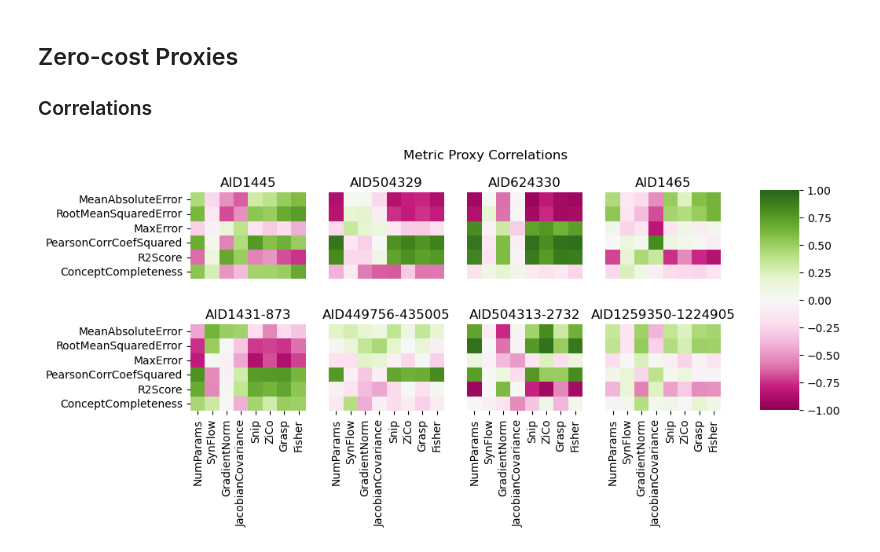
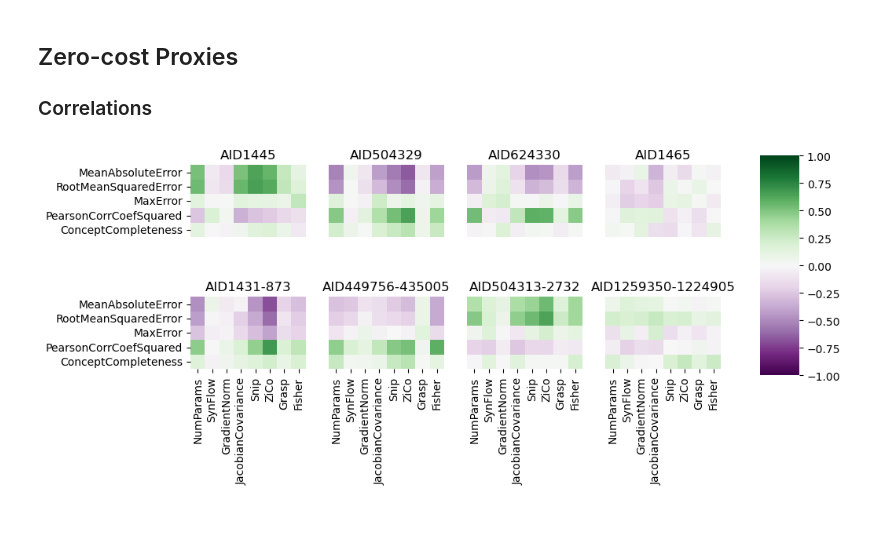
Before and after one commit to harryknighton/drug-discovery-automl, a Jupyter notebook: src/notebooks/evaluation.ipynb, the cells around one changed output. Saved outputs shown, nothing was run; the diff lists cells and outputs as text; code cells hidden in the pictures; blank space fills up the shorter version.

Commit message:
Added three more figures

```diff
--- a/src/notebooks/evaluation.ipynb
+++ b/src/notebooks/evaluation.ipynb
@@ -35,8 +39,15 @@ def _get_log_dir(dataset: str, experiment: str, data_usage: str) -> Path:
     return config.LOG_DIR / dataset / data_usage / experiment
 # %%
 datasets = ['AID1445', 'AID504329', 'AID624330', 'AID1465', 'AID1431-873', 'AID449756-435005', 'AID504313-2732', 'AID1259350-1224905']
-metric_names = ['MeanAbsoluteError', 'RootMeanSquaredError', 'MaxError', 'PearsonCorrCoefSquared', 'R2Score', 'ConceptCompleteness']
+metric_names = ['MeanAbsoluteError', 'RootMeanSquaredError', 'MaxError', 'PearsonCorrCoefSquared', 'ConceptCompleteness']
 proxy_names = ['NumParams', 'SynFlow', 'GradientNorm', 'JacobianCovariance', 'Snip', 'ZiCo', 'Grasp', 'Fisher']
+METRIC_HIGHER_IS_BETTER = {
+    'MeanAbsoluteError': False,
+    'RootMeanSquaredError': False,
+    'MaxError': False,
+    'PearsonCorrCoefSquared': True,
+    'ConceptCompleteness': True,
+}
 # %%
 def get_all_trial_results(log_dir: Path) -> pd.DataFrame:
     data = defaultdict(list)
@@ -143,7 +154,7 @@ for dataset in datasets:
     searched_archs['Pooling Function'].append(arch['pool_func'].name)
     losses = np.array(trials.losses())
     loss = trial['result']['metrics']['PearsonCorrCoefSquared']
-    searched_archs['Scaled R2'].append((loss - losses.min()) / (losses.max() - losses.min())
+    searched_archs['Scaled R2'].append((loss - losses.min()) / (losses.max() - losses.min()))
 
 searched_architectures = pd.DataFrame(searched_archs)
 # %%
@@ -155,0 +169,8 @@ fig.write_html('bla.html', auto_open=True)
+# %%
+rand_losses = []
+tpe_losses = []
+for dataset in datasets:
+    rand_trials = load_trials(dataset, 'hyperopt_baseline_0')
+    tpe_trials = load_trials(dataset, 'hyperopt_baseline_tpe_0')
+    rand_losses.append(torch.tensor([trial['result']['metrics']['PearsonCorrCoefSquared'] for trial in rand_trials]).cummax(0).values)
+    tpe_losses.append(torch.tensor([trial['result']['metrics']['PearsonCorrCoefSquared'] for trial in tpe_trials]).cummax(0).values)
@@ -155,0 +188,12 @@ fig.write_html('bla.html', auto_open=True)
+# %%
+xs = list(range(1, rand_means.size(0) + 1))
+fig, ax = plt.subplots(figsize=(6, 4))
+ax.set_ylabel('$R^2$')
+ax.set_xlabel('Search Iteration')
+ax.plot(xs, rand_means, label="Random Search")
+ax.fill_between(xs, rand_lower, rand_upper, color='blue', alpha=.15)
+ax.plot(xs, tpe_means, label="TPE Search")
+ax.fill_between(xs, tpe_lower, tpe_upper, color='red', alpha=.15)
+ax.set_ylim(ymin=0)
+plt.legend(loc='lower right')
+fig.savefig(config.FIGURES_DIR / 'ensemble_fitting.png')
@@ -161,25 +207,28 @@ fig.write_html('bla.html', auto_open=True)
 # %%
 fig, axs = plt.subplots(2, 4, figsize=(10, 4))
 
 fig.subplots_adjust(right=0.8)
 cbar_ax = fig.add_axes([0.85, 0.15, 0.05, 0.7])
 for i, (ax, dataset) in enumerate(zip(axs.flatten(), datasets)):
     ax.set_title(dataset)
-    experiment_df = get_all_trial_results(_get_log_dir(dataset, 'baseline_0', 'DROnly'))
-    corrs = experiment_df.groupby('trial').mean().corr()
+    proxies, metrics = load_samples(dataset)
+    proxies = {k: v.cpu().detach() for k, v in proxies.items()}
+    metrics = {k: v.cpu().detach() for k, v in metrics.items()}
+    experiment_df = pd.DataFrame(proxies | metrics)
+    corrs = experiment_df.corr()
     sns.heatmap(
         corrs[proxy_names].loc[metric_names, :],
         xticklabels=i >= 4,
         yticklabels=i == 0 or i == 4,
         annot=False,
         square=True,
         ax=ax,
-        cmap='PiYG',
+        cmap='PRGn',
         cbar_ax=cbar_ax,
         vmin=-1.0,
         vmax=1,
         center=0,
     )
 fig.savefig(config.FIGURES_DIR / 'metric_proxy_correlations.png')
 # %% [output]
-[figure, old version]
+[figure, new version]
```
Also changed, not shown: parts of 10 cells of this notebook.
